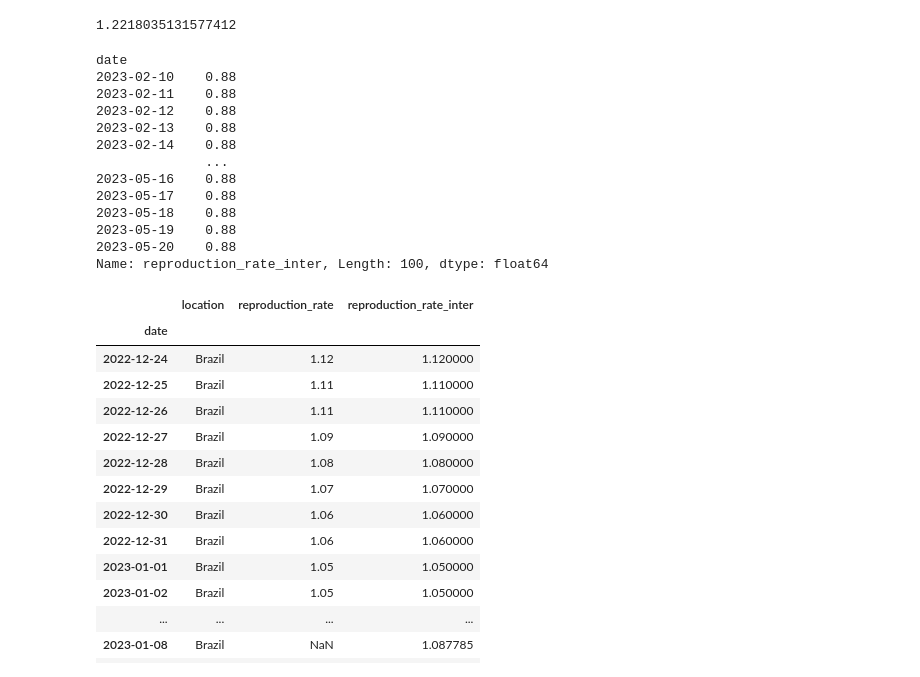
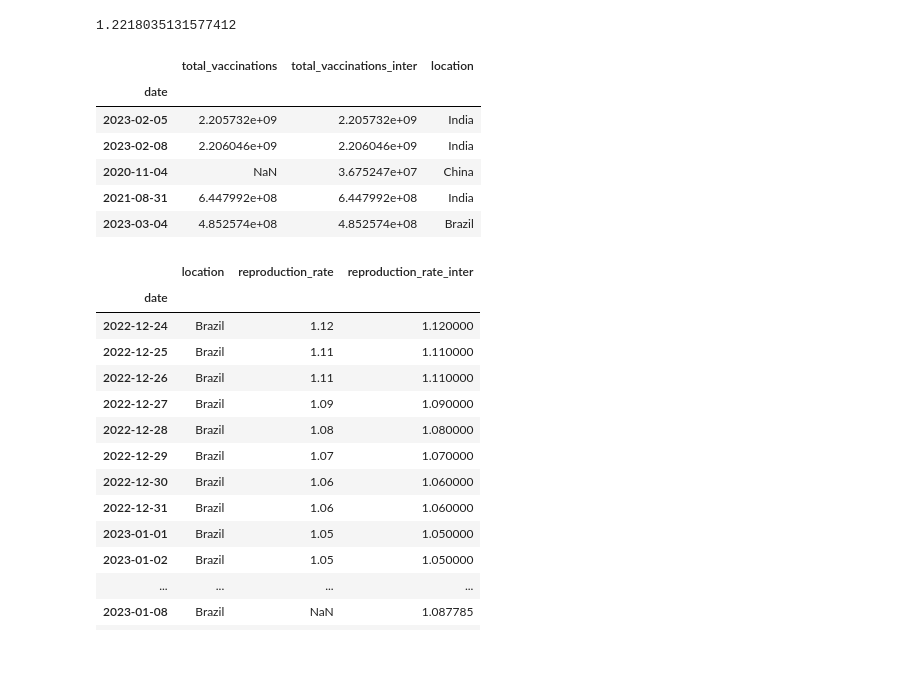
Before and after one commit to awildt01/Covid19-Datenvisualisierung, a Jupyter notebook: Analyse_und_Visualization_covid19.ipynb, the cells around one changed output. Cells and saved outputs as stored; diff of their text form; code cells hidden in the pictures.

```diff
--- a/Analyse_und_Visualization_covid19.ipynb
+++ b/Analyse_und_Visualization_covid19.ipynb
@@ -642,19 +636,13 @@ df_clean.loc[df_clean.location == 'Germany', 'reproduction_rate_inter'].mean()
 # %% [output]
 1.2218035131577412
 # %%
-df_clean['reproduction_rate_inter'].tail(100)
+df_clean[['total_vaccinations','total_vaccinations_inter','location']].sample(5)
 # ValueError: method must be one of ['linear', 'time', 'index', 'values', 'nearest', 'zero', 'slinear', 'quadratic', 'cubic', 'barycentric', 'krogh', 'spline', 'polynomial', 'from_derivatives', 'piecewise_polynomial', 'pchip', 'akima', 'cubicspline']. Got 'piecewise_polynomia' instead.
 # %% [output]
-date
-2023-02-10    0.88
-2023-02-11    0.88
-2023-02-12    0.88
-2023-02-13    0.88
-2023-02-14    0.88
-              ...
-2023-05-16    0.88
-2023-05-17    0.88
-2023-05-18    0.88
-2023-05-19    0.88
-2023-05-20    0.88
-Name: reproduction_rate_inter, Length: 100, dtype: float64
+|  | total_vaccinations | total_vaccinations_inter | location |
+| date |  |  |  |
+| 2023-02-05 | 2.205732e+09 | 2.205732e+09 | India |
+| 2023-02-08 | 2.206046e+09 | 2.206046e+09 | India |
+| 2020-11-04 | NaN | 3.675247e+07 | China |
+| 2021-08-31 | 6.447992e+08 | 6.447992e+08 | India |
+| 2023-03-04 | 4.852574e+08 | 4.852574e+08 | Brazil |
```
Also changed, not shown: parts of 30 cells of this notebook.
